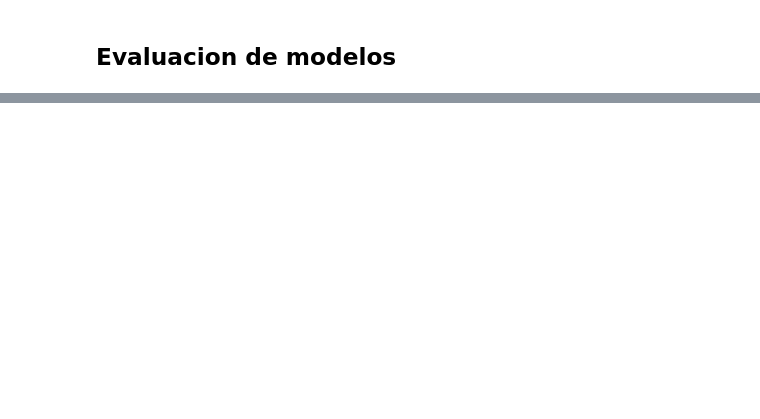
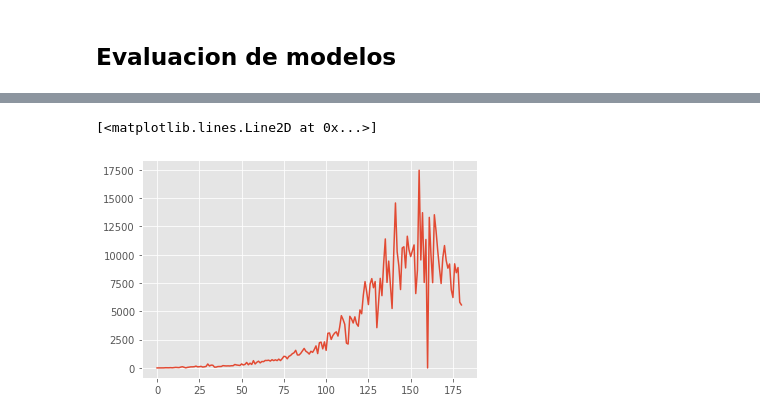
Before and after one commit to AP-2020-1S/covid-19-analiticapedictiva_ajsg, a Jupyter notebook: Entrega Analitica Predictiva.ipynb, the cells around one changed output, grey strips where cells are left out. Saved outputs shown, nothing was run; the diff lists cells and outputs as text; code cells hidden in the pictures; blank space fills up the shorter version.

```diff
--- a/Entrega Analitica Predictiva.ipynb
+++ b/Entrega Analitica Predictiva.ipynb
@@ -472,0 +477,2 @@ R0 is 7.5
+# %%
+df['infected_'] = df_casos_p.c_caso
@@ -472,0 +495,5 @@ R0 is 7.5
+# %%
+plt.plot(df['day'],df['infected_'])
+# %% [output]
+[<matplotlib.lines.Line2D at 0x...>]
+[figure, added]
```
Also changed, not shown: parts of 31 cells of this notebook.
